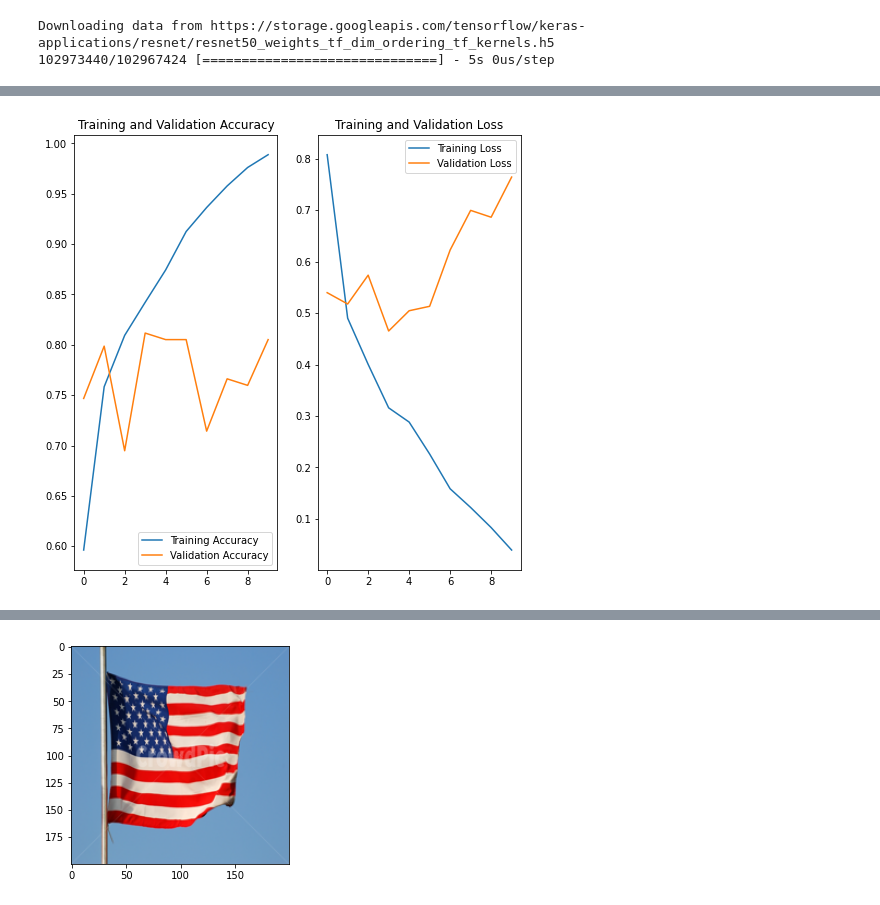
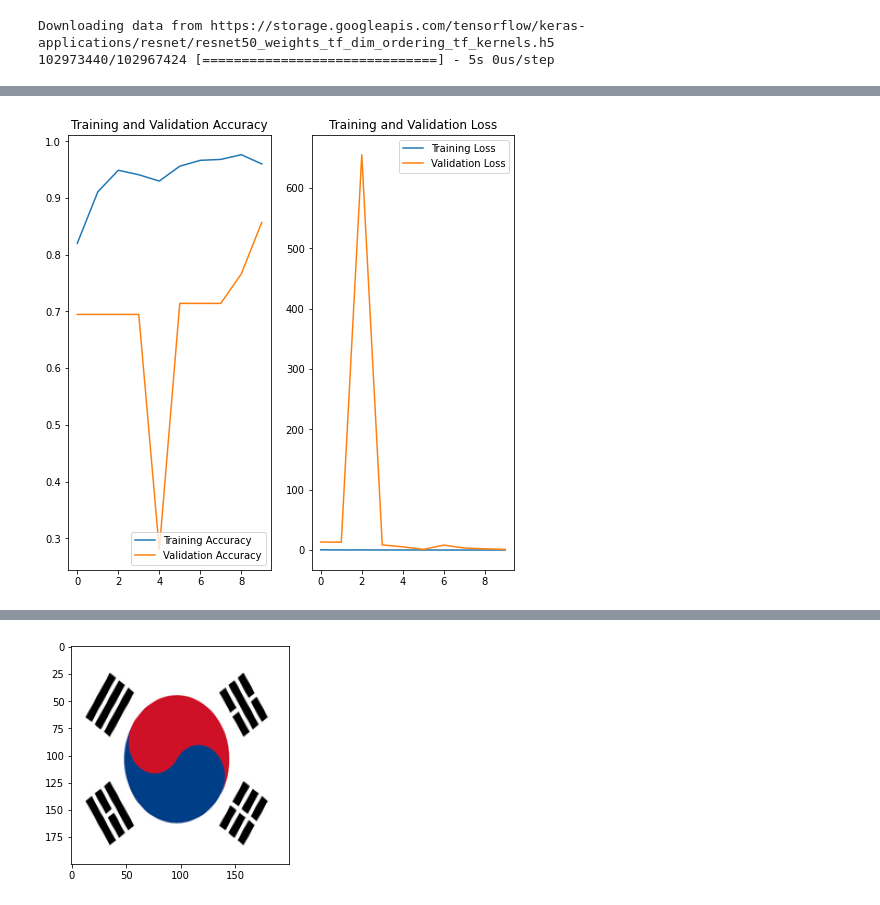
Before and after one commit to musicjae/DeepLearning, a Jupyter notebook: korean_flag.ipynb, the cells around one changed output, grey strips where cells are left out. Drawn from its saved outputs; the diff is of its cells as text; code cells hidden in the pictures.

```diff
--- a/korean_flag.ipynb
+++ b/korean_flag.ipynb
@@ -90,0 +94,2 @@ model2 = tf.keras.Model(res50.input, prediction) # model = tf.keras.Model(inputs
+# %%
+Inceptionv3 = InceptionV3(include_top=False,weights='imagenet')
@@ -91,7 +102,16 @@ model2 = tf.keras.Model(res50.input, prediction) # model = tf.keras.Model(inputs
+# %%
+
+x = Inceptionv3.output # param num= 2048
+x = layers.GlobalAveragePooling2D()(x)
+x = layers.Dense(128, activation='relu')(x)
+
+prediction = layers.Dense(1, activation='sigmoid')(x)
+
+model3 =keras.Model(Inceptionv3.input, prediction) # model = tf.keras.Model(inputs=inputs, outputs=outputs)
 # %%
-model.compile(loss= tf.keras.losses.BinaryCrossentropy() , optimizer= Adam(lr=0.001), metrics=['accuracy'])
+model3.compile(loss= tf.keras.losses.BinaryCrossentropy() , optimizer= Adam(lr=0.001), metrics=['accuracy'])
 # %%
-model_fit = model.fit(train_dataset,
+model_fit = model3.fit(train_dataset,
                       steps_per_epoch = 20,
                       epochs= 10,
                       validation_data = val_dataset)
@@ -139,9 +159,9 @@ plt.legend(loc='upper right')
 plt.title('Training and Validation Loss')
 plt.show()
 # %% [output]
-[figure, old version]
+[figure, new version]
 # %%
-file_path = tf.keras.utils.get_file('test4','https://cdn.crowdpic.net/detail-thumb/thumb_d_5593AB5930CFBEBC8DF6270F73124901.jpg') # 2번째 항에 웹에서 이미지 주소 붙이기
+file_path = tf.keras.utils.get_file('test6','https://lh3.googleusercontent.com/proxy/iSOmD8psuHbASuZ0VS0WNxpU4hjFkgshep2WucI7RXESVHzoZb0xL99qs6CrnVgaOUDQUmdUwJNZ3J_6c4nK8y2VCMMFxf1UuAtqtOQfwpgYwA') # 2번째 항에 웹에서 이미지 주소 붙이기
 image = Image.open(file_path).convert('RGB')
 image = image.resize((200,200))
 image = np.array(image)
@@ -152,11 +172,11 @@ x_test = [image]
 x_test = np.array(x_test)
 x_test = x_test / 255
 
-pred = model.predict(x_test)
+pred = model3.predict(x_test)
 print(pred)
 if pred < 0.5:
-    print('태극기가 아닙니다')
+    print('태극기입니다')
 
 else:
-    print('태극기입니다')
+    print('태극기가 아닙니다')
 # %% [output]
@@ -166,2 +186,2 @@ Downloading data from https://cdn.crowdpic.net/detail-thumb/thumb_d_5593AB5930CF
 태극기입니다
-[figure, old version]
+[figure, new version]
```
Also changed, not shown: parts of 6 cells of this notebook.
